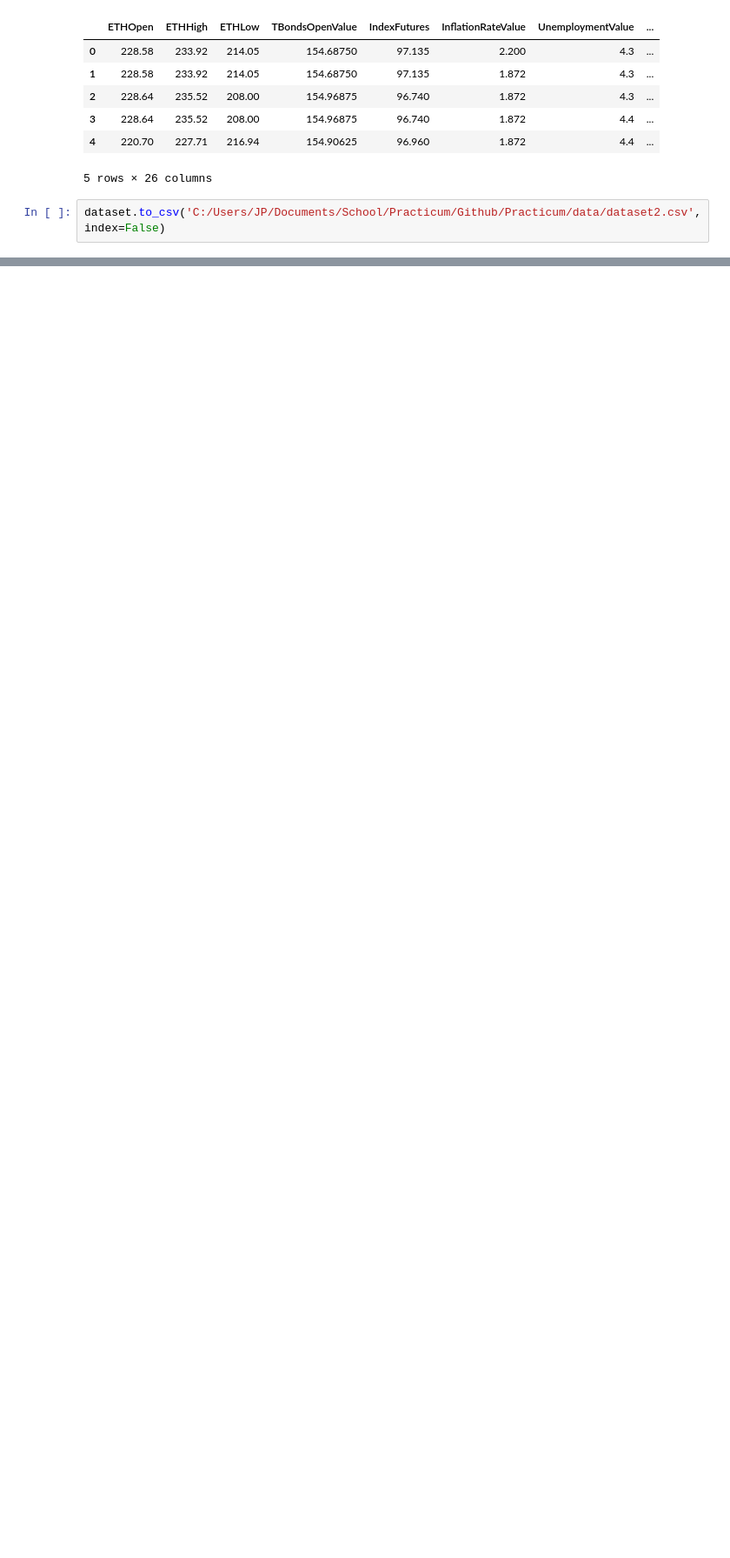
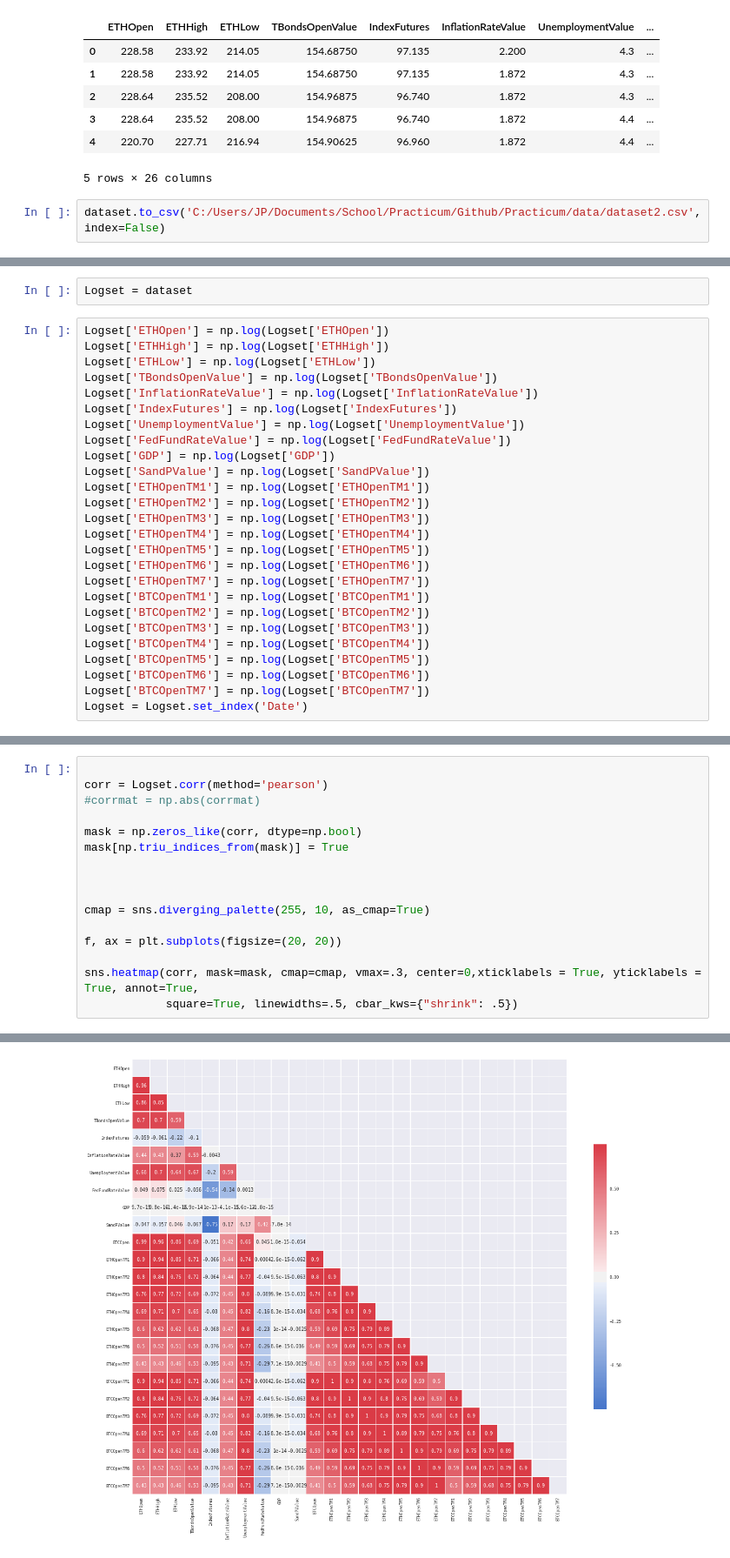
Before and after one commit to DSNeville/Practicum, a Jupyter notebook: Lagged+Values+and+BTC+Exploratory.ipynb, the cells around one changed output, grey strips where cells are left out. Shown at 87% size. Cells and saved outputs as stored; diff of their text form; blank space fills up the shorter version.

```diff
--- a/Lagged+Values+and+BTC+Exploratory.ipynb
+++ b/Lagged+Values+and+BTC+Exploratory.ipynb
@@ -223,0 +223,28 @@ plt.show()
+# %%
+Logset = dataset
+# %%
+Logset['ETHOpen'] = np.log(Logset['ETHOpen'])
+Logset['ETHHigh'] = np.log(Logset['ETHHigh'])
+Logset['ETHLow'] = np.log(Logset['ETHLow'])
+Logset['TBondsOpenValue'] = np.log(Logset['TBondsOpenValue'])
+Logset['InflationRateValue'] = np.log(Logset['InflationRateValue'])
+Logset['IndexFutures'] = np.log(Logset['IndexFutures'])
+Logset['UnemploymentValue'] = np.log(Logset['UnemploymentValue'])
+Logset['FedFundRateValue'] = np.log(Logset['FedFundRateValue'])
+Logset['GDP'] = np.log(Logset['GDP'])
+Logset['SandPValue'] = np.log(Logset['SandPValue'])
+Logset['ETHOpenTM1'] = np.log(Logset['ETHOpenTM1'])
+Logset['ETHOpenTM2'] = np.log(Logset['ETHOpenTM2'])
+Logset['ETHOpenTM3'] = np.log(Logset['ETHOpenTM3'])
+Logset['ETHOpenTM4'] = np.log(Logset['ETHOpenTM4'])
+Logset['ETHOpenTM5'] = np.log(Logset['ETHOpenTM5'])
+Logset['ETHOpenTM6'] = np.log(Logset['ETHOpenTM6'])
+Logset['ETHOpenTM7'] = np.log(Logset['ETHOpenTM7'])
+Logset['BTCOpenTM1'] = np.log(Logset['BTCOpenTM1'])
+Logset['BTCOpenTM2'] = np.log(Logset['BTCOpenTM2'])
+Logset['BTCOpenTM3'] = np.log(Logset['BTCOpenTM3'])
+Logset['BTCOpenTM4'] = np.log(Logset['BTCOpenTM4'])
+Logset['BTCOpenTM5'] = np.log(Logset['BTCOpenTM5'])
+Logset['BTCOpenTM6'] = np.log(Logset['BTCOpenTM6'])
+Logset['BTCOpenTM7'] = np.log(Logset['BTCOpenTM7'])
+Logset = Logset.set_index('Date')
@@ -223,0 +262,17 @@ plt.show()
+# %%
+
+corr = Logset.corr(method='pearson')
+#corrmat = np.abs(corrmat)
+
+mask = np.zeros_like(corr, dtype=np.bool)
+mask[np.triu_indices_from(mask)] = True
+
+
+
+cmap = sns.diverging_palette(255, 10, as_cmap=True)
+
+f, ax = plt.subplots(figsize=(20, 20))
+
+sns.heatmap(corr, mask=mask, cmap=cmap, vmax=.3, center=0,xticklabels = True, yticklabels = True, annot=True,
+            square=True, linewidths=.5, cbar_kws={"shrink": .5})
+# %% [output]
@@ -223,0 +280 @@ plt.show()
+[figure, added]
```
Also changed, not shown: parts of 12 cells of this notebook, 2 other files.
